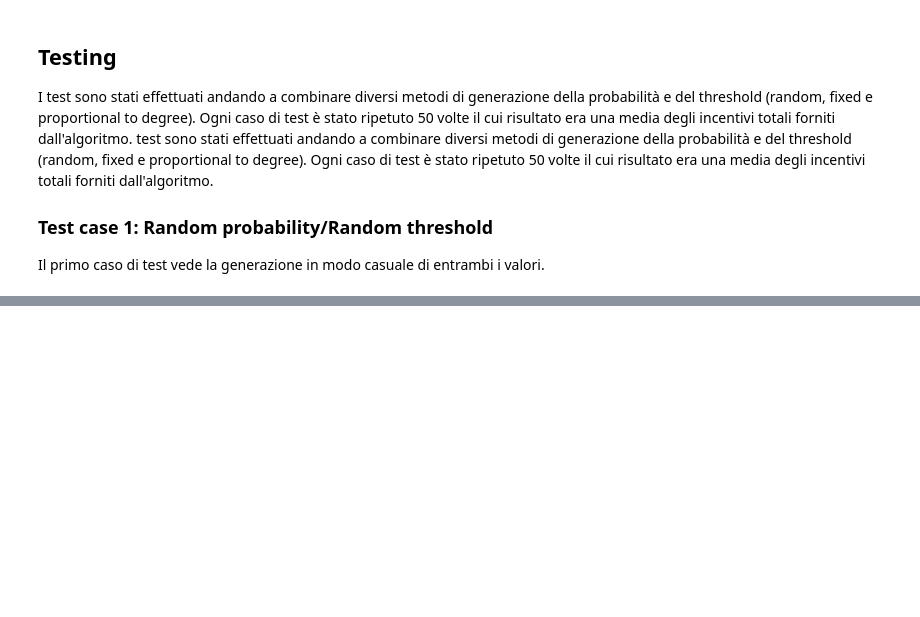
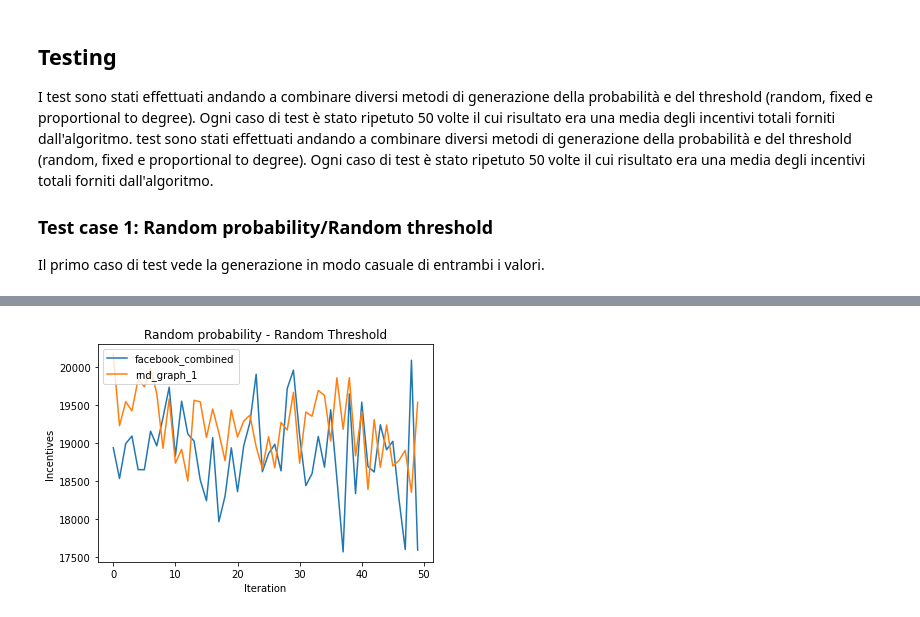
Before and after one commit to fscavone1/TPI-Algorithm, a Jupyter notebook: documentation.ipynb, the cells around one changed output, grey strips where cells are left out. Cells and saved outputs as stored; diff of their text form; code cells hidden in the pictures; blank space fills up the shorter version.

```diff
--- a/documentation.ipynb
+++ b/documentation.ipynb
@@ -273,0 +261,4 @@ SyntaxError: invalid syntax (<ipython-input-9-d4859630b3fd>, line 15)
+# %%
+plots.create_comparison_graphs('facebook_combined','rnd_graph_1', 'rr', 50, 'Random probability - Random Threshold')
+# %% [output]
+[figure, added]
```
Also changed, not shown: parts of 43 cells of this notebook.
